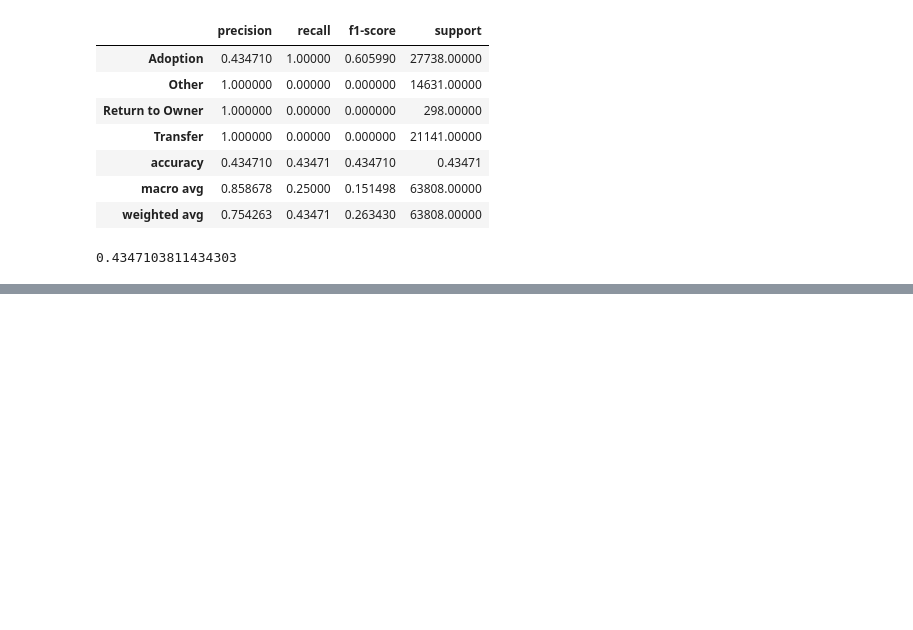
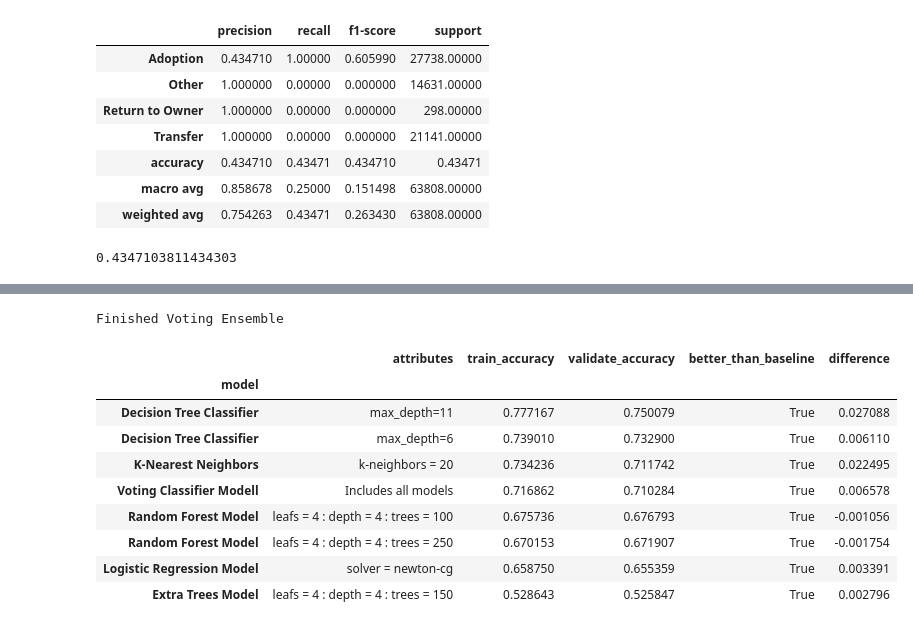
Before and after one commit to stephenfitzsimon/pet_adoption_project, a Jupyter notebook: final_adoption_report.ipynb, the cells around one changed output, grey strips where cells are left out. Cells and saved outputs as stored; diff of their text form; code cells hidden in the pictures; blank space fills up the shorter version.

```diff
--- a/final_adoption_report.ipynb
+++ b/final_adoption_report.ipynb
@@ -795,0 +807,17 @@ X_train.shape, X_validate.shape, X_test.shape
+# %%
+output_df, model_dict = modelling.make_final_report_models(train, validate, baseline_accuracy)
+# %% [output]
+Finished Voting Ensemble
+# %%
+output_df.set_index('model').sort_values(['validate_accuracy'], ascending = False)
+# %% [output]
+|  | attributes | train_accuracy | validate_accuracy | better_than_baseline | difference |
+| model |  |  |  |  |  |
+| Decision Tree Classifier | max_depth=11 | 0.777167 | 0.750079 | True | 0.027088 |
+| Decision Tree Classifier | max_depth=6 | 0.739010 | 0.732900 | True | 0.006110 |
+| K-Nearest Neighbors | k-neighbors = 20 | 0.734236 | 0.711742 | True | 0.022495 |
+| Voting Classifier Modell | Includes all models | 0.716862 | 0.710284 | True | 0.006578 |
+| Random Forest Model | leafs = 4 : depth = 4 : trees = 100 | 0.675736 | 0.676793 | True | -0.001056 |
+| Random Forest Model | leafs = 4 : depth = 4 : trees = 250 | 0.670153 | 0.671907 | True | -0.001754 |
+| Logistic Regression Model | solver = newton-cg | 0.658750 | 0.655359 | True | 0.003391 |
+| Extra Trees Model | leafs = 4 : depth = 4 : trees = 150 | 0.528643 | 0.525847 | True | 0.002796 |
```
Also changed, not shown: parts of 15 cells of this notebook, 4 other files.
